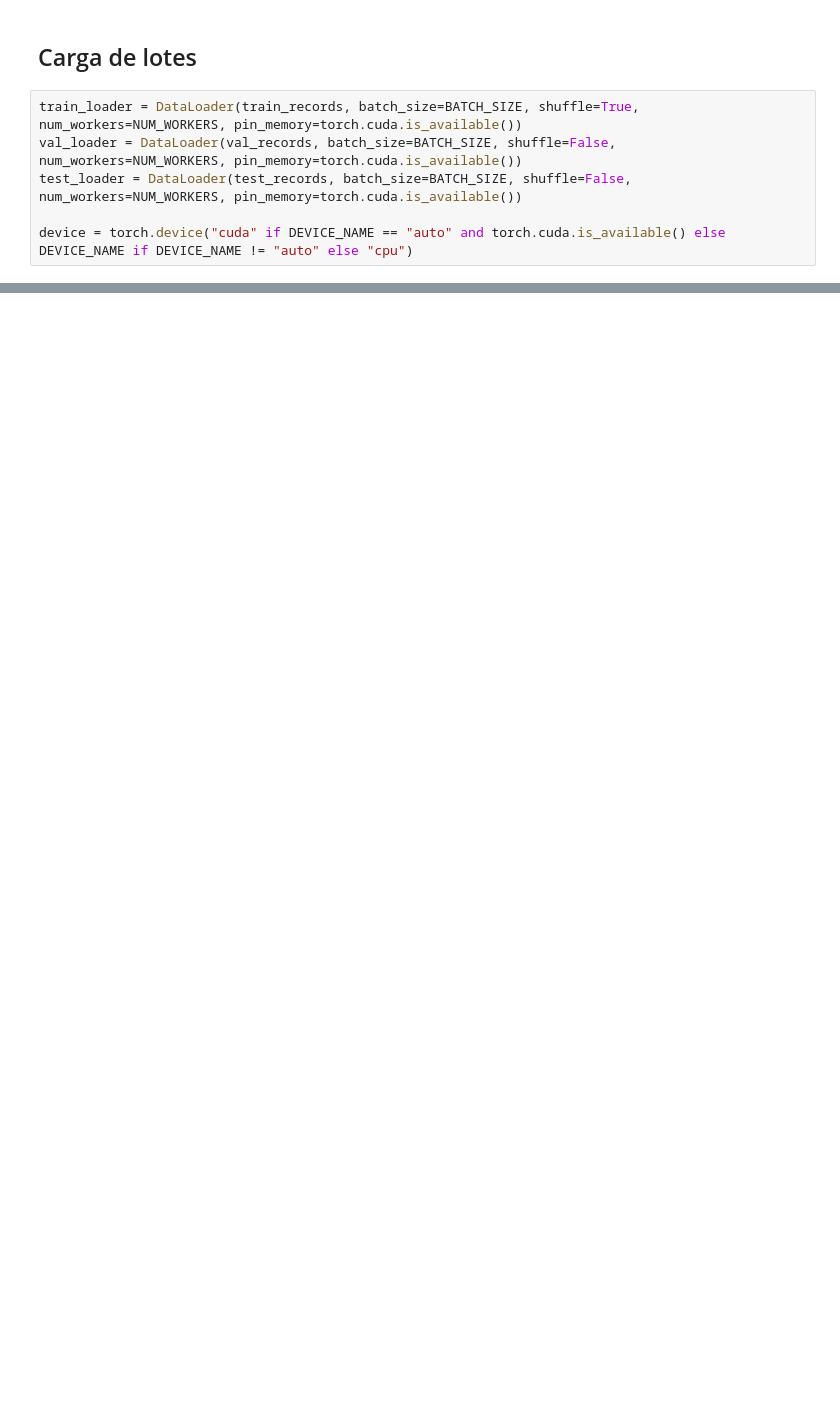
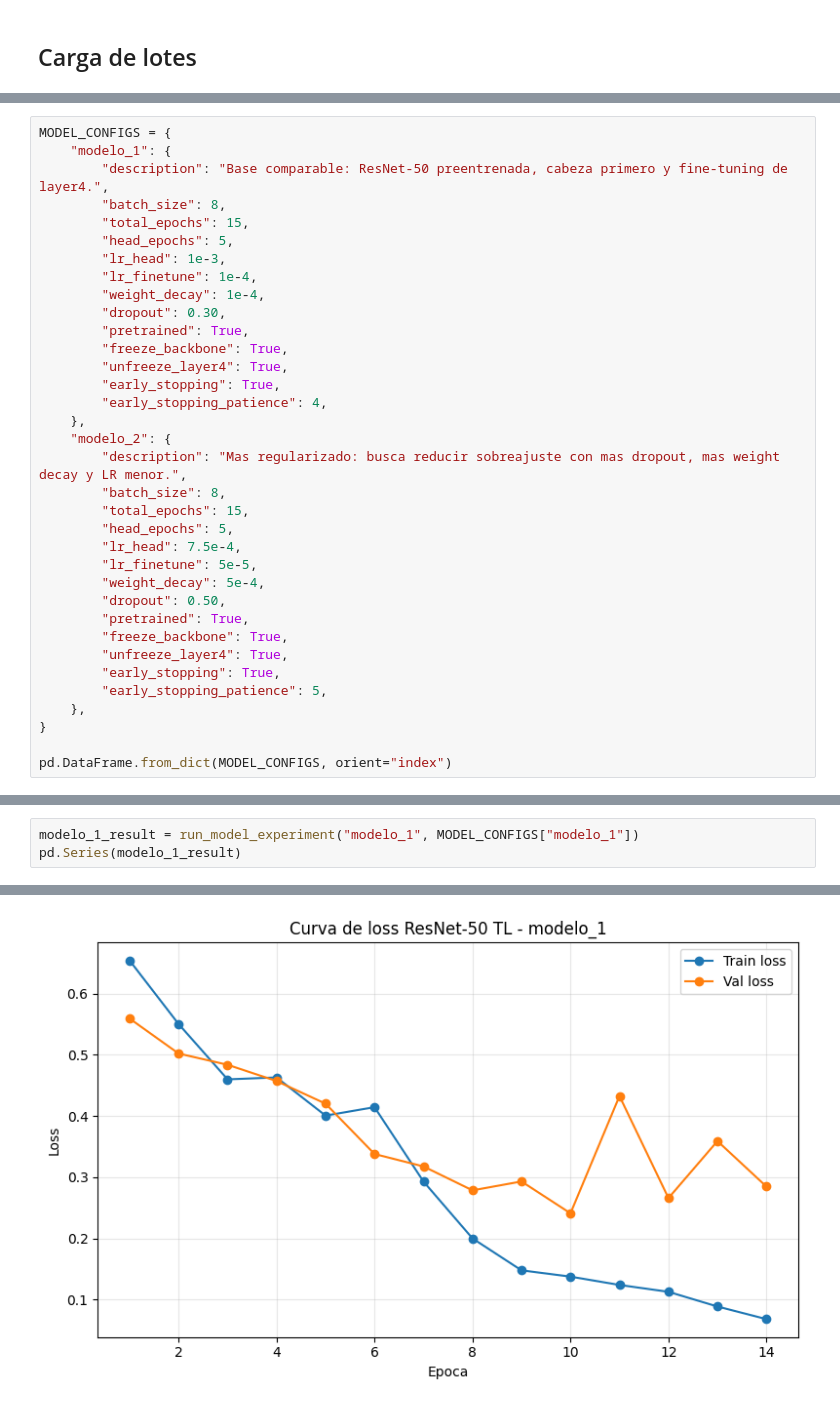
Before and after one commit to 90sfranco/detector-hurto-video, a Jupyter notebook: ENTREGA_3/notebooks/04_clasificacion_cnn.ipynb, the cells around one changed output, grey strips where cells are left out. Drawn from its saved outputs; the diff is of its cells as text; blank space fills up the shorter version.

Commit message:
[feat] Improved data preprocessing and optimized application for caching models in memory

```diff
--- a/ENTREGA_3/notebooks/04_clasificacion_cnn.ipynb
+++ b/ENTREGA_3/notebooks/04_clasificacion_cnn.ipynb
@@ -190,8 +157,2 @@ with Image.open(preview_path) as preview_image:
 # %% [markdown]
 ## Carga de lotes
-# %%
-train_loader = DataLoader(train_records, batch_size=BATCH_SIZE, shuffle=True, num_workers=NUM_WORKERS, pin_memory=torch.cuda.is_available())
-val_loader = DataLoader(val_records, batch_size=BATCH_SIZE, shuffle=False, num_workers=NUM_WORKERS, pin_memory=torch.cuda.is_available())
-test_loader = DataLoader(test_records, batch_size=BATCH_SIZE, shuffle=False, num_workers=NUM_WORKERS, pin_memory=torch.cuda.is_available())
-
-device = torch.device("cuda" if DEVICE_NAME == "auto" and torch.cuda.is_available() else DEVICE_NAME if DEVICE_NAME != "auto" else "cpu")
@@ -527,0 +168,35 @@ pd.DataFrame({"artifact": [str(path) for path in artifact_paths], "exists": [pat
+# %%
+MODEL_CONFIGS = {
+    "modelo_1": {
+        "description": "Base comparable: ResNet-50 preentrenada, cabeza primero y fine-tuning de layer4.",
+        "batch_size": 8,
+        "total_epochs": 15,
+        "head_epochs": 5,
+        "lr_head": 1e-3,
+        "lr_finetune": 1e-4,
+        "weight_decay": 1e-4,
+        "dropout": 0.30,
+        "pretrained": True,
+        "freeze_backbone": True,
+        "unfreeze_layer4": True,
+        "early_stopping": True,
+        "early_stopping_patience": 4,
+    },
+    "modelo_2": {
+        "description": "Mas regularizado: busca reducir sobreajuste con mas dropout, mas weight decay y LR menor.",
+        "batch_size": 8,
+        "total_epochs": 15,
+        "head_epochs": 5,
+        "lr_head": 7.5e-4,
+        "lr_finetune": 5e-5,
+        "weight_decay": 5e-4,
+        "dropout": 0.50,
+        "pretrained": True,
+        "freeze_backbone": True,
+        "unfreeze_layer4": True,
+        "early_stopping": True,
+        "early_stopping_patience": 5,
+    },
+}
+
+pd.DataFrame.from_dict(MODEL_CONFIGS, orient="index")
@@ -527,0 +553,4 @@ pd.DataFrame({"artifact": [str(path) for path in artifact_paths], "exists": [pat
+# %%
+modelo_1_result = run_model_experiment("modelo_1", MODEL_CONFIGS["modelo_1"])
+pd.Series(modelo_1_result)
+# %% [output]
@@ -527,0 +574 @@ pd.DataFrame({"artifact": [str(path) for path in artifact_paths], "exists": [pat
+[figure, added]
```
Also changed, not shown: parts of 30 cells of this notebook, 15 other files.
